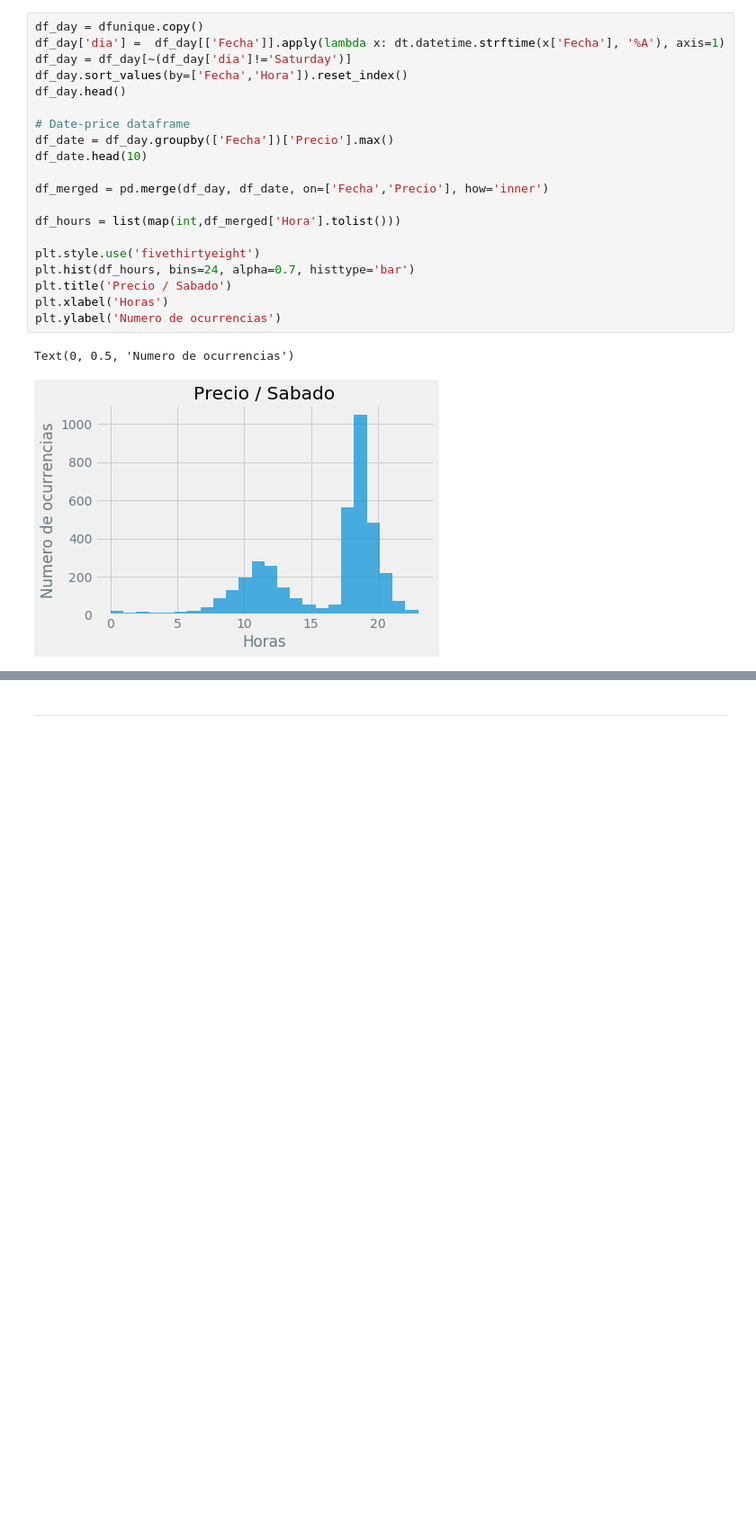
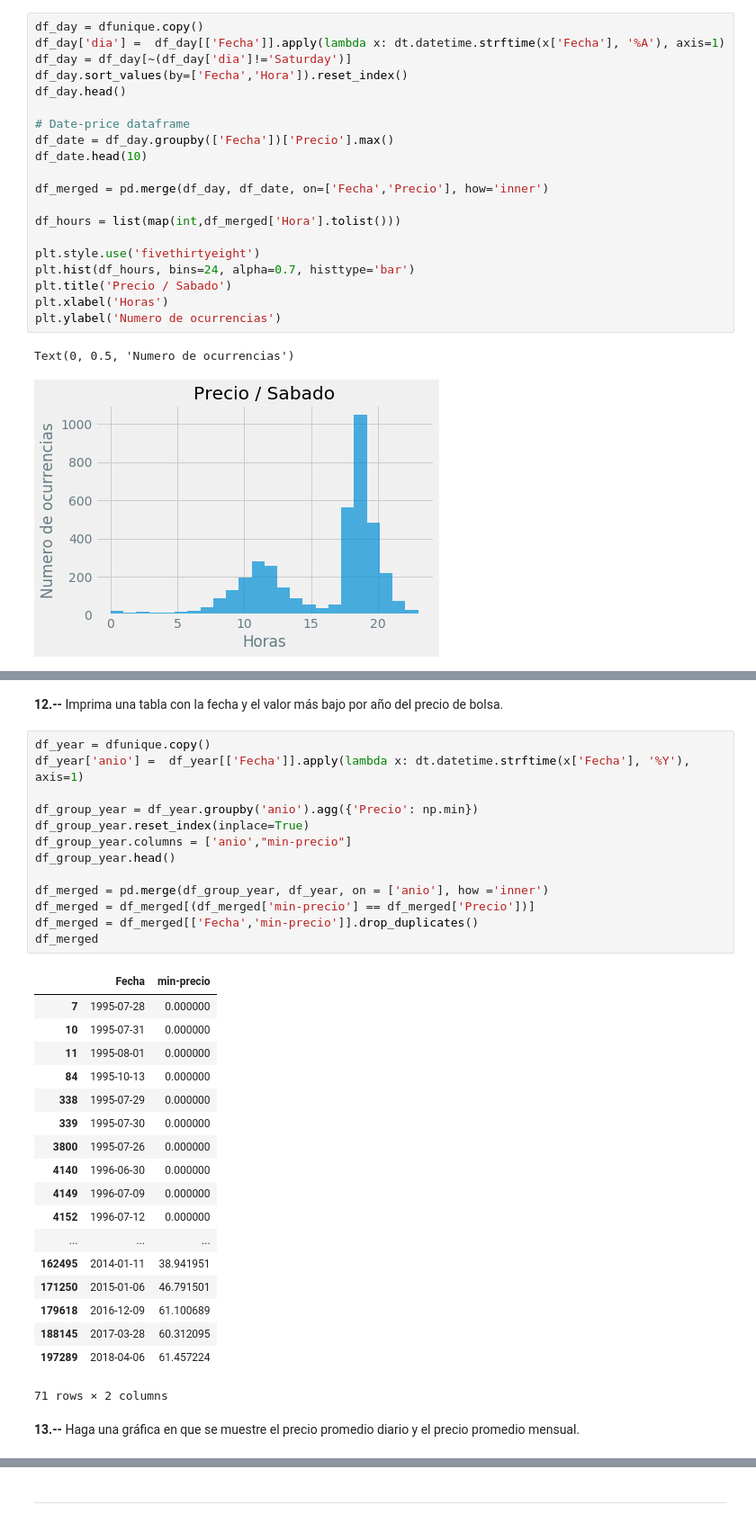
Before and after one commit to cda-2019-01/lab-analisis-exploratorio-de-datos-jgarciade, a Jupyter notebook: LAB-precios-electricidad.ipynb, the cells around one changed output, grey strips where cells are left out. Shown at 90% size. Drawn from its saved outputs; the diff is of its cells as text; blank space fills up the shorter version.

```diff
--- a/LAB-precios-electricidad.ipynb
+++ b/LAB-precios-electricidad.ipynb
@@ -276,0 +303,36 @@ Text(0, 0.5, 'Numero de ocurrencias')
+# %% [markdown]
+**12.--** Imprima una tabla con la fecha y el valor más bajo por año del precio de bolsa.
+# %%
+df_year = dfunique.copy()
+df_year['anio'] =  df_year[['Fecha']].apply(lambda x: dt.datetime.strftime(x['Fecha'], '%Y'), axis=1)
+
+df_group_year = df_year.groupby('anio').agg({'Precio': np.min})
+df_group_year.reset_index(inplace=True)
+df_group_year.columns = ['anio',"min-precio"]
+df_group_year.head()
+
+df_merged = pd.merge(df_group_year, df_year, on = ['anio'], how ='inner')
+df_merged = df_merged[(df_merged['min-precio'] == df_merged['Precio'])]
+df_merged = df_merged[['Fecha','min-precio']].drop_duplicates()
+df_merged
+# %% [output]
+|  | Fecha | min-precio |
+| 7 | 1995-07-28 | 0.000000 |
+| 10 | 1995-07-31 | 0.000000 |
+| 11 | 1995-08-01 | 0.000000 |
+| 84 | 1995-10-13 | 0.000000 |
+| 338 | 1995-07-29 | 0.000000 |
+| 339 | 1995-07-30 | 0.000000 |
+| 3800 | 1995-07-26 | 0.000000 |
+| 4140 | 1996-06-30 | 0.000000 |
+| 4149 | 1996-07-09 | 0.000000 |
+| 4152 | 1996-07-12 | 0.000000 |
+| ... | ... | ... |
+| 162495 | 2014-01-11 | 38.941951 |
+| 171250 | 2015-01-06 | 46.791501 |
+| 179618 | 2016-12-09 | 61.100689 |
+| 188145 | 2017-03-28 | 60.312095 |
+| 197289 | 2018-04-06 | 61.457224 |
+71 rows × 2 columns
+# %% [markdown]
+**13.--** Haga una gráfica en que se muestre el precio promedio diario y el precio promedio mensual.
```
Also changed, not shown: parts of 6 cells of this notebook.
